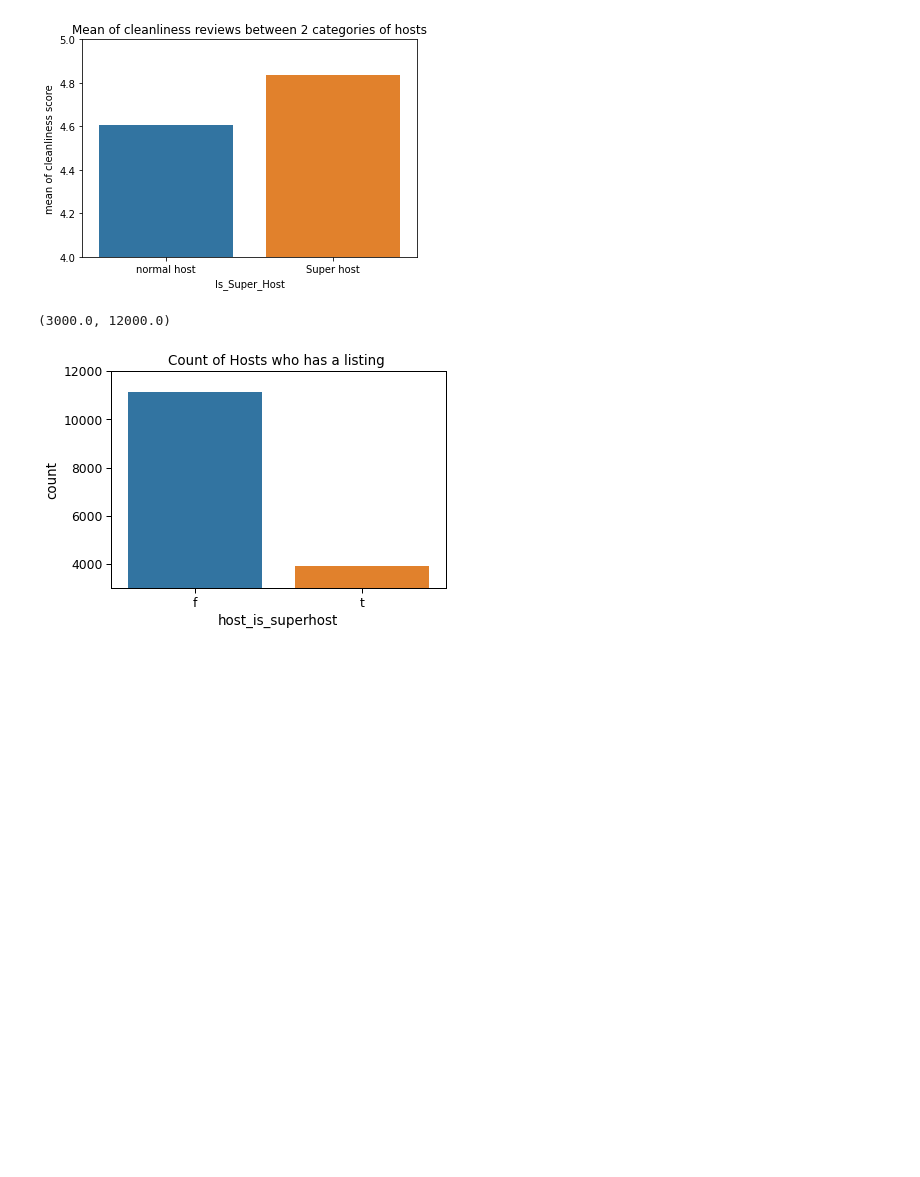
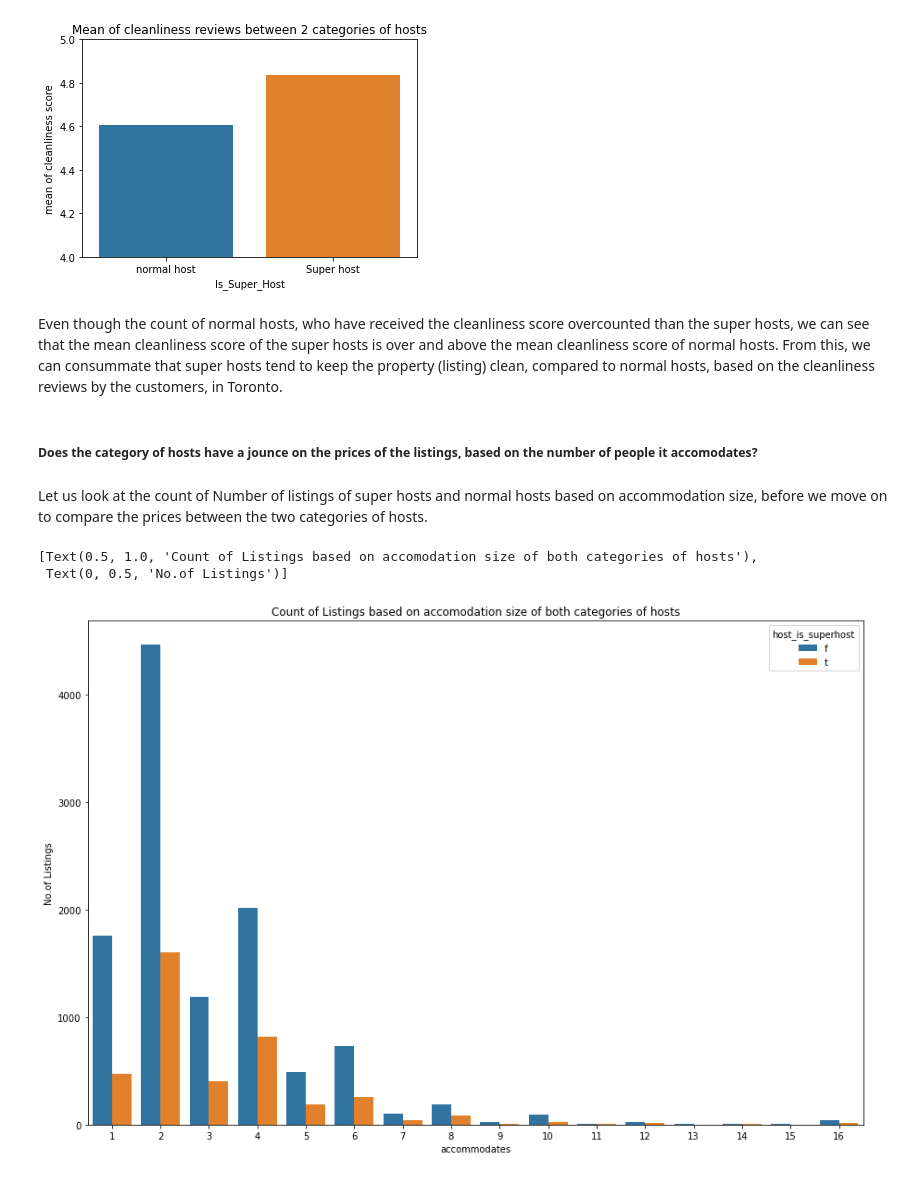
Before and after one commit to data301-2021-winter1/project-group11-project, a Jupyter notebook: notebooks/analysis1.ipynb, the cells around one changed output. Drawn from its saved outputs; the diff is of its cells as text; code cells hidden in the pictures; blank space fills up the shorter version.

```diff
--- a/notebooks/analysis1.ipynb
+++ b/notebooks/analysis1.ipynb
@@ -514,7 +517,17 @@ clean_temp = clean_temp.corr()
-# %%
-
-sns.countplot(x = 'host_is_superhost', data = price3).set(title = 'Count of Hosts who has a listing ')
-plt.ylim(3000,12000)
-# %% [output]
-(3000.0, 12000.0)
-[figure, removed]
+# %% [markdown]
+Even though the count of normal hosts, who have received the cleanliness score overcounted than the super hosts, we can see that the mean cleanliness score of the super hosts is over and above the mean cleanliness score of normal hosts. From this, we can consummate that super hosts tend to keep the property (listing) clean, compared to normal hosts, based on the cleanliness reviews by the customers, in Toronto.
+# %% [markdown]
+##### Does the category of hosts have a jounce on the prices of the listings, based on the number of people it accomodates?
+# %% [markdown]
+Let us look at the count of Number of listings of super hosts and normal hosts based on accommodation size, before we move on to compare the prices between the two categories of hosts.
+# %%
+
+price_temp = price3.groupby(["accommodates", "host_is_superhost"], as_index = False).count()
+price_temp.drop(price_temp[price_temp['accommodates']==0].index, inplace=True)
+plt.figure(figsize = (15,10))
+
+sns.barplot(x='accommodates',y='price',data=price_temp, hue = "host_is_superhost").set(title ='Count of Listings based on accomodation size of both categories of hosts', ylabel = "No.of Listings")
+# %% [output]
+[Text(0.5, 1.0, 'Count of Listings based on accomodation size of both categories of hosts'),
+ Text(0, 0.5, 'No.of Listings')]
+[figure, added]
```
Also changed, not shown: parts of 14 cells of this notebook, 1 other file.
